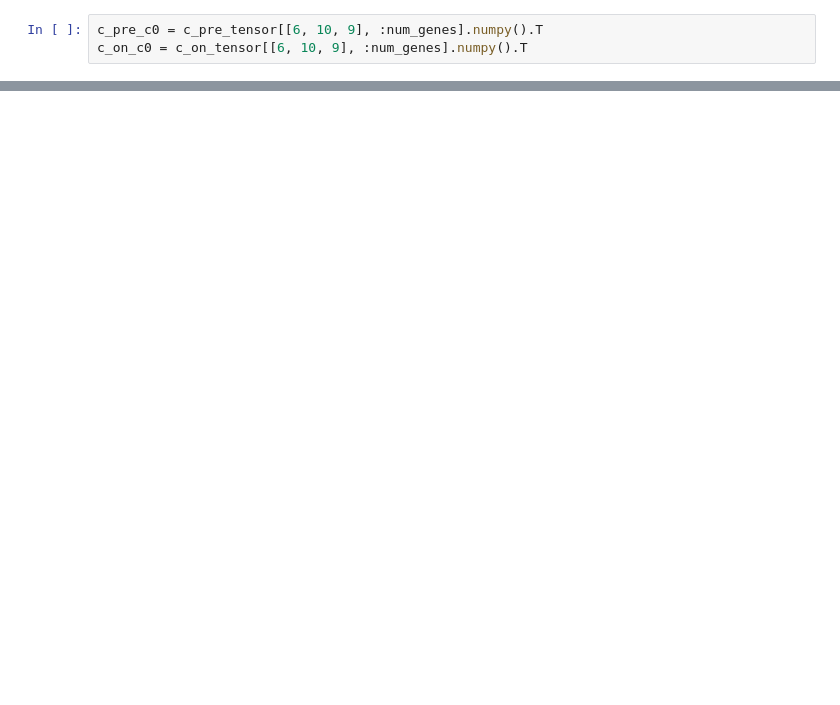
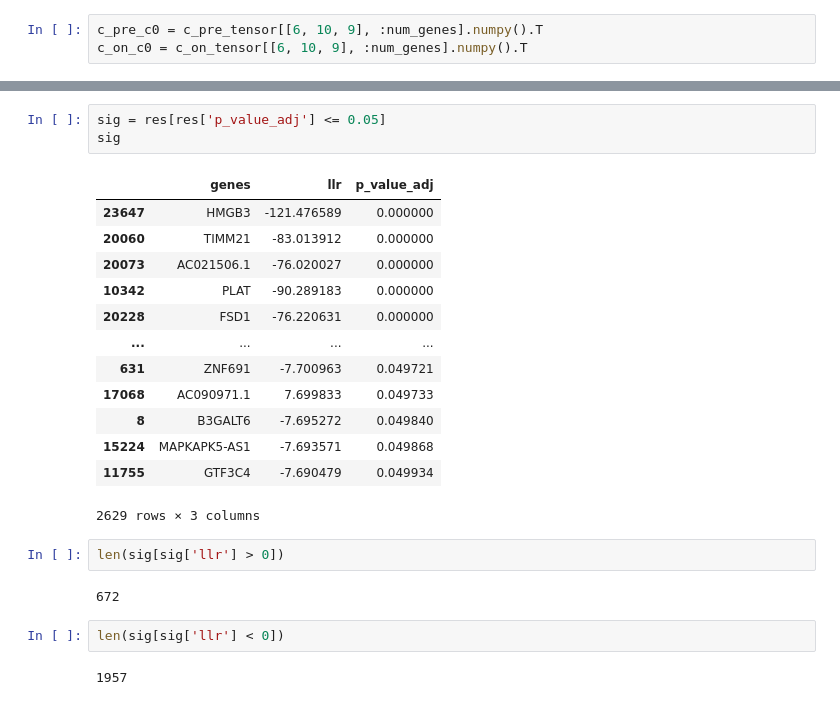
Before and after one commit to azizilab/echidna, a Jupyter notebook: notebooks/c_significance_across_time.ipynb, the cells around one changed output, grey strips where cells are left out. Drawn from its saved outputs; the diff is of its cells as text; blank space fills up the shorter version.

```diff
--- a/notebooks/c_significance_across_time.ipynb
+++ b/notebooks/c_significance_across_time.ipynb
@@ -173,0 +215,25 @@ res
+# %%
+sig = res[res['p_value_adj'] <= 0.05]
+sig
+# %% [output]
+|  | genes | llr | p_value_adj |
+| 23647 | HMGB3 | -121.476589 | 0.000000 |
+| 20060 | TIMM21 | -83.013912 | 0.000000 |
+| 20073 | AC021506.1 | -76.020027 | 0.000000 |
+| 10342 | PLAT | -90.289183 | 0.000000 |
+| 20228 | FSD1 | -76.220631 | 0.000000 |
+| ... | ... | ... | ... |
+| 631 | ZNF691 | -7.700963 | 0.049721 |
+| 17068 | AC090971.1 | 7.699833 | 0.049733 |
+| 8 | B3GALT6 | -7.695272 | 0.049840 |
+| 15224 | MAPKAPK5-AS1 | -7.693571 | 0.049868 |
+| 11755 | GTF3C4 | -7.690479 | 0.049934 |
+2629 rows × 3 columns
+# %%
+len(sig[sig['llr'] > 0])
+# %% [output]
+672
+# %%
+len(sig[sig['llr'] < 0])
+# %% [output]
+1957
```
Also changed, not shown: parts of 12 cells of this notebook.
